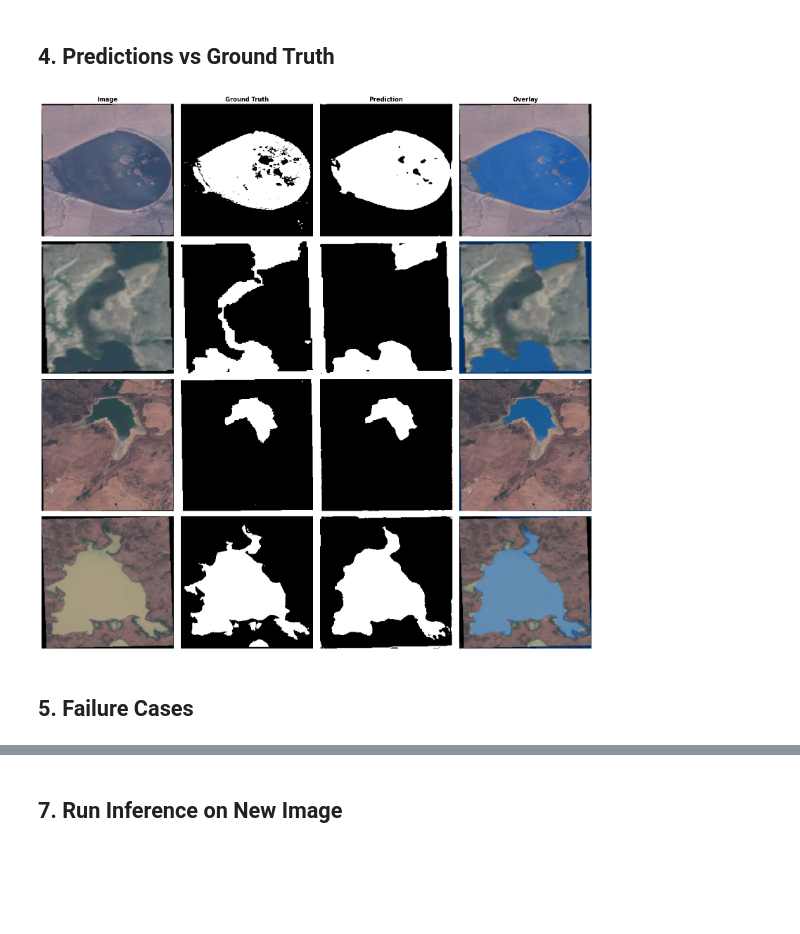
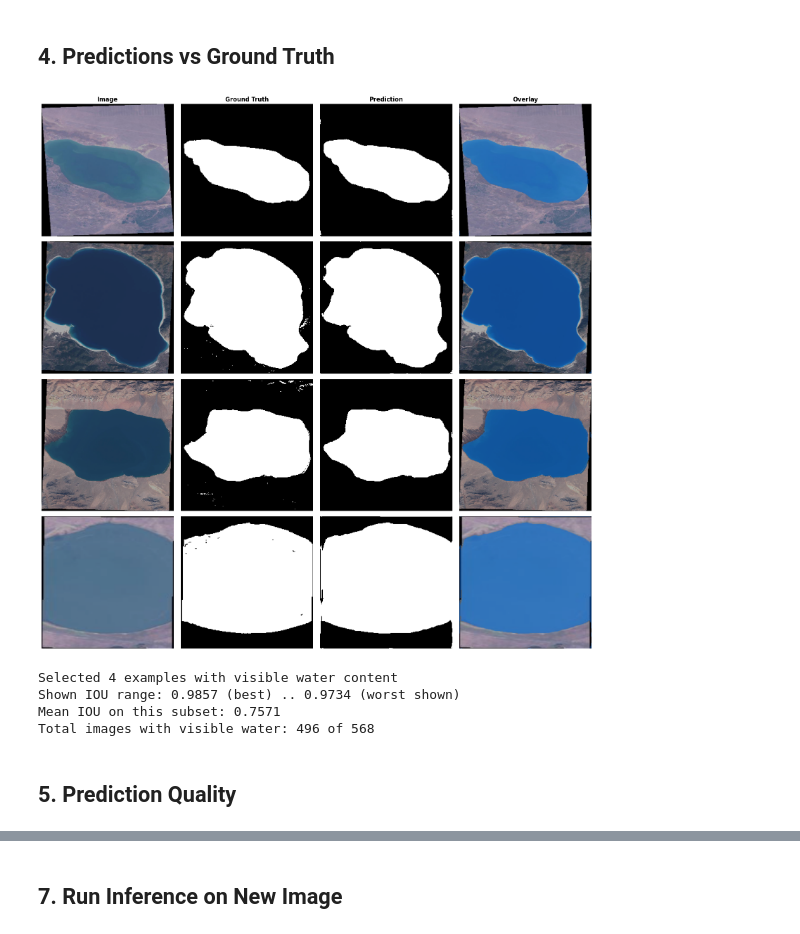
Before and after one commit to Angelgupta13/water-segementation, a Jupyter notebook: notebooks/demo.ipynb, the cells around one changed output, grey strips where cells are left out. Saved outputs shown, nothing was run; the diff lists cells and outputs as text; code cells hidden in the pictures; blank space fills up the shorter version.

```diff
--- a/notebooks/demo.ipynb
+++ b/notebooks/demo.ipynb
@@ -78,37 +102,56 @@ Recall      : 0.8580
 # %%
 def denorm(t):
     mean = torch.tensor([0.485,0.456,0.406]).view(3,1,1)
     std  = torch.tensor([0.229,0.224,0.225]).view(3,1,1)
     return (t.cpu()*std+mean).clamp(0,1).permute(1,2,0).numpy()
 
-imgs, masks = next(iter(val_loader))
+all_ious = []
 with torch.no_grad():
-    preds = model(imgs.to(DEVICE)).cpu()
+    for imgs, masks in val_loader:
+        logits = model(imgs.to(DEVICE)).cpu()
+        for i in range(len(imgs)):
+            m = get_metrics(logits[i:i+1], masks[i:i+1].float().cpu())
+            water_ratio = masks[i].sum().item() / masks[i].numel()
+            # Only keep images with visible water (5-90% coverage)
+            if 0.05 <= water_ratio <= 0.90:
+                all_ious.append((m["iou"], imgs[i], masks[i], logits[i]))
 
-N = 4
+all_ious.sort(key=lambda x: x[0], reverse=True)
+N = min(4, len(all_ious))
+examples = all_ious[:N]
+
 fig, axes = plt.subplots(N, 4, figsize=(16, N*4))
-for ax, col in zip(axes[0], ['Image','Ground Truth','Prediction','Overlay']):
-    ax.set_title(col, fontsize=12, fontweight='bold')
+for ax, col in zip(axes[0], ["Image", "Ground Truth", "Prediction", "Overlay"]):
+    ax.set_title(col, fontsize=12, fontweight="bold")
 
-for i in range(N):
-    img_np  = denorm(imgs[i])
-    gt_np   = masks[i].squeeze().numpy()
-    prob = torch.sigmoid(preds[i]).squeeze().numpy()
+for i, (iou, img, mask, logit) in enumerate(examples):
+    img_np  = denorm(img)
+    gt_np   = mask.squeeze().numpy()
+    prob    = torch.sigmoid(logit).squeeze().numpy()
     pred_np = (prob > 0.5).astype(np.float32)
     overlay = (img_np*255).astype(np.uint8).copy()
-    overlay[pred_np==1] = [0,120,255]
+    overlay[pred_np==1] = [0, 120, 255]
     blended = cv2.addWeighted((img_np*255).astype(np.uint8), 0.6, overlay, 0.4, 0)
-    m = get_metrics(preds[i:i+1], masks[i:i+1].float())
-    axes[i,0].imshow(img_np);              axes[i,0].axis('off')
-    axes[i,1].imshow(gt_np, cmap='gray');  axes[i,1].axis('off')
-    axes[i,2].imshow(pred_np,cmap='gray'); axes[i,2].set_xlabel(f"IOU={m['iou']:.3f}"); axes[i,2].axis('off')
-    axes[i,3].imshow(blended);             axes[i,3].axis('off')
+    axes[i,0].imshow(img_np);              axes[i,0].axis("off")
+    axes[i,1].imshow(gt_np, cmap="gray");  axes[i,1].axis("off")
+    axes[i,2].imshow(pred_np, cmap="gray");axes[i,2].set_xlabel(f"IOU={iou:.3f}"); axes[i,2].axis("off")
+    axes[i,3].imshow(blended);             axes[i,3].axis("off")
 
 plt.tight_layout()
-plt.savefig('predictions.png', dpi=150, bbox_inches='tight')
+plt.savefig("predictions.png", dpi=150, bbox_inches="tight")
 plt.show()
+
+ious = [x[0] for x in all_ious]
+print(f"Selected {len(examples)} examples with visible water content")
+print(f"Shown IOU range: {examples[0][0]:.4f} (best) .. {examples[-1][0]:.4f} (worst shown)")
+print(f"Mean IOU on this subset: {sum(ious)/len(ious):.4f}")
+print(f"Total images with visible water: {len(all_ious)} of 568")
 # %% [output]
-[figure, old version]
+[figure, new version]
+Selected 4 examples with visible water content
+Shown IOU range: 0.9857 (best) .. 0.9734 (worst shown)
+Mean IOU on this subset: 0.7571
+Total images with visible water: 496 of 568
 # %% [markdown]
-## 5. Failure Cases
+## 5. Prediction Quality
 # %%
```
Also changed, not shown: parts of 11 cells of this notebook, 30 other files.
